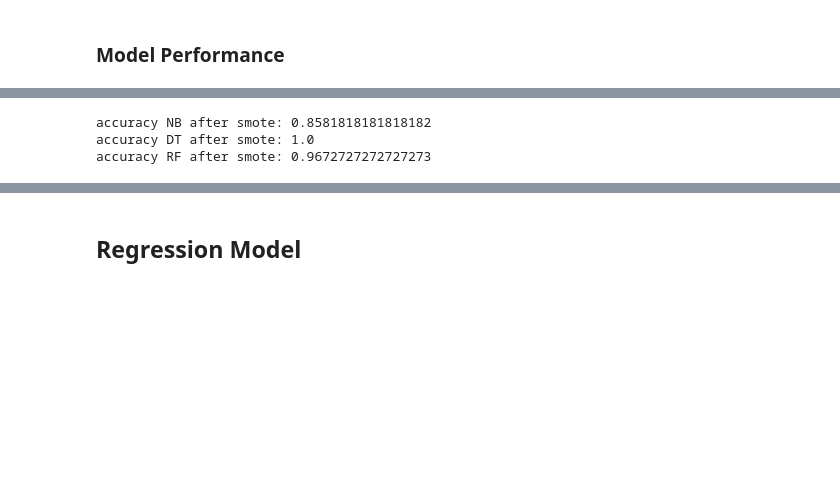
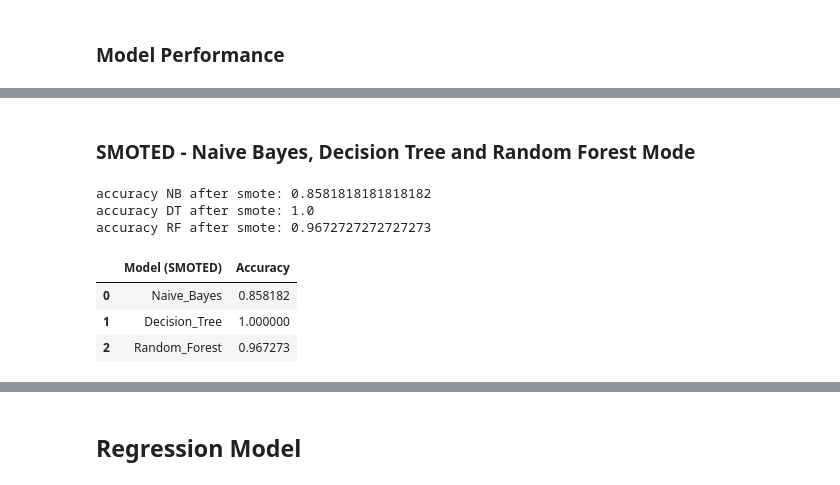
Before and after one commit to mzamfirdaus/dataminingproject, a Jupyter notebook: datapreprocessing_v2.ipynb, the cells around one changed output, grey strips where cells are left out. Saved outputs shown, nothing was run; the diff lists cells and outputs as text; code cells hidden in the pictures; blank space fills up the shorter version.

```diff
--- a/datapreprocessing_v2.ipynb
+++ b/datapreprocessing_v2.ipynb
@@ -1441,3 +1450,5 @@ alt.Chart(modelAccuracy).mark_bar().encode(
+# %% [markdown]
+### SMOTED - Naive Bayes, Decision Tree and Random Forest Mode
 # %%
 nb_partDay_SMOTE = GaussianNB()
 nb_partDay_SMOTE.fit(X_train, y_train)
@@ -1458,3 +1469,14 @@ print("accuracy RF after smote:", rf_partDay_acc_SMOTE)
 accuracy NB after smote: 0.8581818181818182
 accuracy DT after smote: 1.0
 accuracy RF after smote: 0.9672727272727273
+# %%
+modelAccuracySMOTED = {'Model (SMOTED)': ['Naive_Bayes','Decision_Tree', 'Random_Forest'],
+'Accuracy':[nb_partDay_acc_SMOTE,knn_partDay_acc_SMOTE,rf_partDay_acc_SMOTE]}
+
+modelAccuracySMOTED = pd.DataFrame(modelAccuracySMOTED)
+modelAccuracySMOTED
+# %% [output]
+|  | Model (SMOTED) | Accuracy |
+| 0 | Naive_Bayes | 0.858182 |
+| 1 | Decision_Tree | 1.000000 |
+| 2 | Random_Forest | 0.967273 |
```
Also changed, not shown: parts of 22 cells of this notebook, 1 other file.
